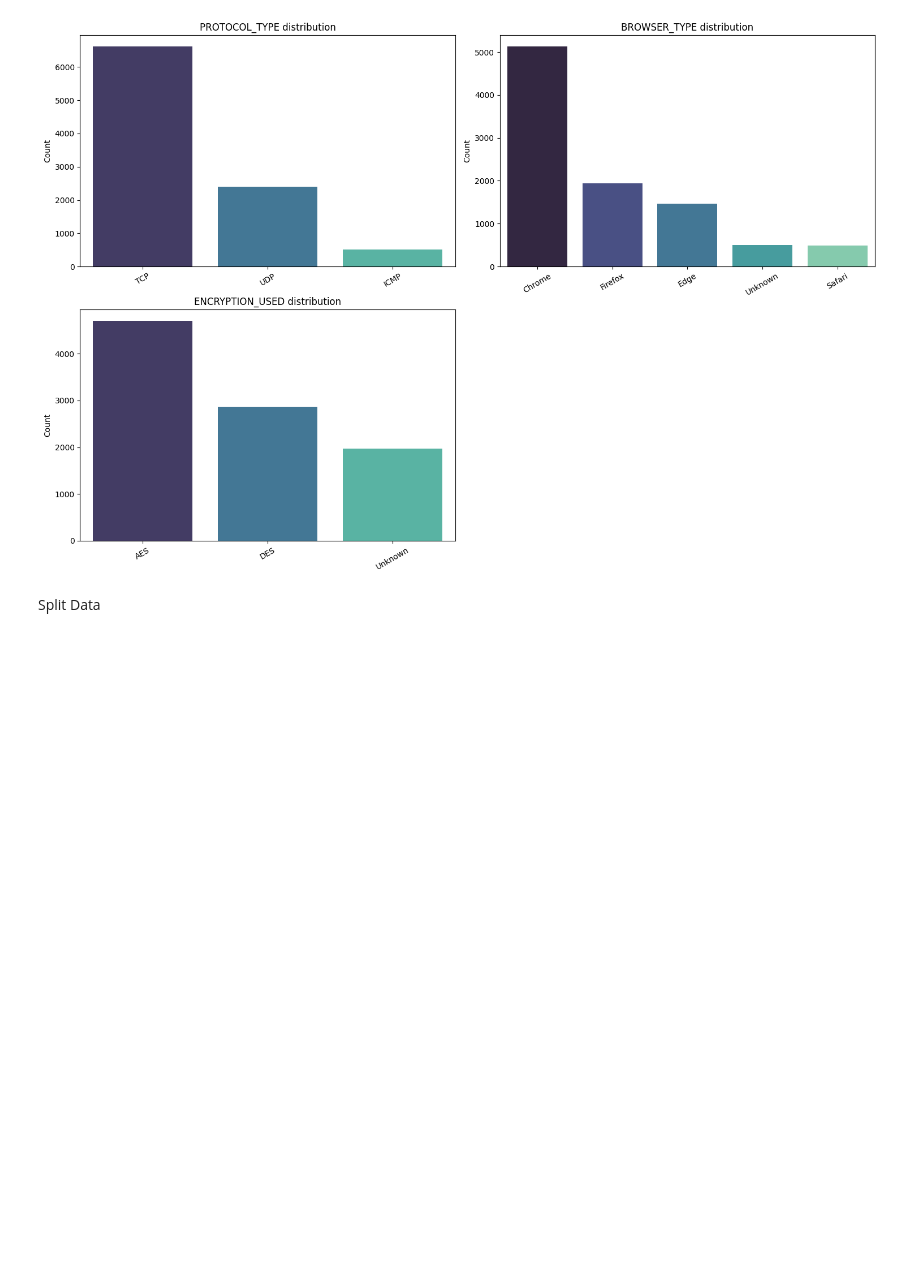
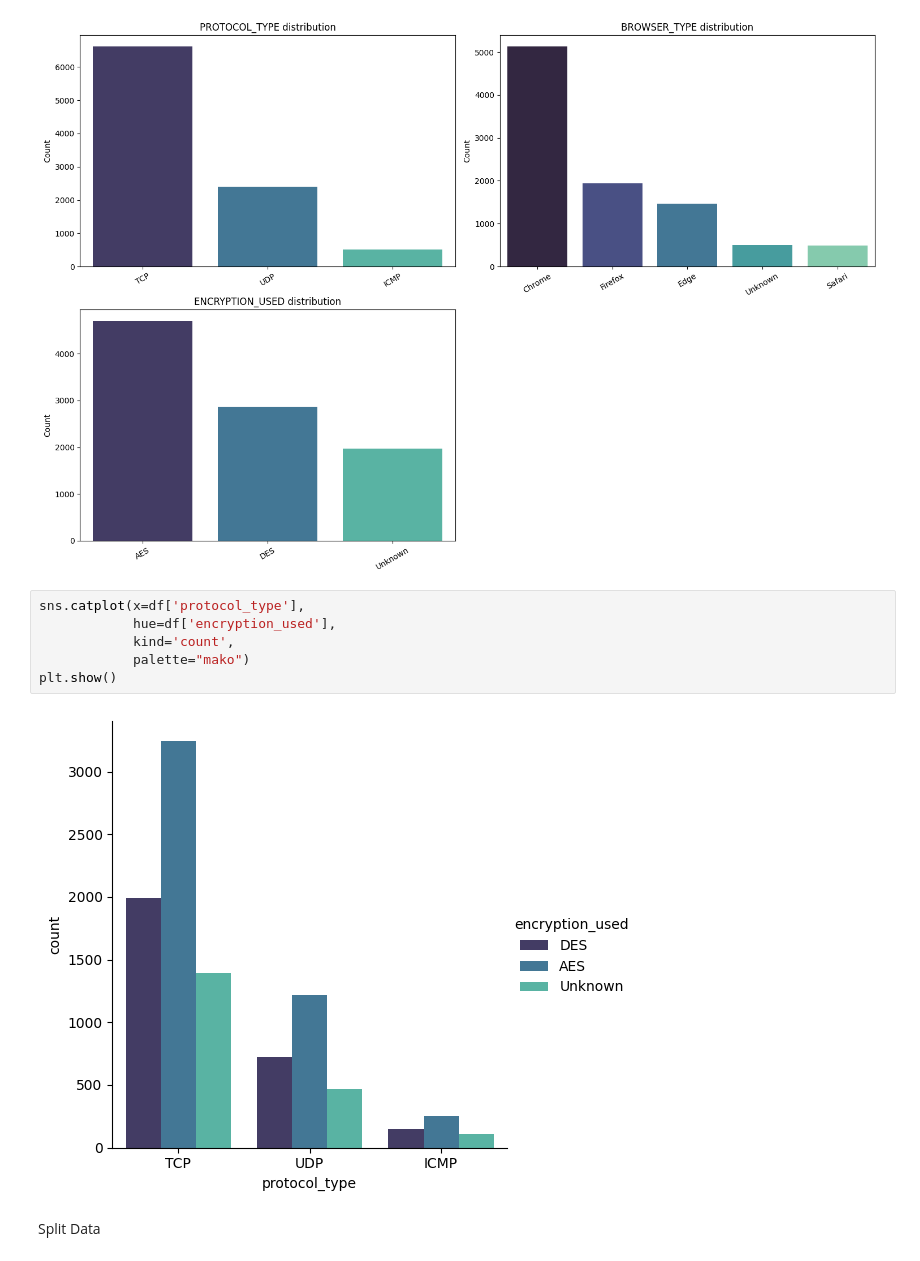
Before and after one commit to Najer-jril/BelajarML, a Jupyter notebook: 02_LEARNING/02_Supervised/SVM/Cyber_SVM_exercise.ipynb, the cells around one changed output. Drawn from its saved outputs; the diff is of its cells as text; blank space fills up the shorter version.

```diff
--- a/02_LEARNING/02_Supervised/SVM/Cyber_SVM_exercise.ipynb
+++ b/02_LEARNING/02_Supervised/SVM/Cyber_SVM_exercise.ipynb
@@ -194,6 +194,14 @@ plt.tight_layout()
 plt.show()
 # %% [output]
 [figure]
+# %%
+sns.catplot(x=df['protocol_type'],
+            hue=df['encryption_used'],
+            kind='count',
+            palette="mako")
+plt.show()
+# %% [output]
+[figure, added]
 # %% [markdown]
 Split Data
 # %%
```
